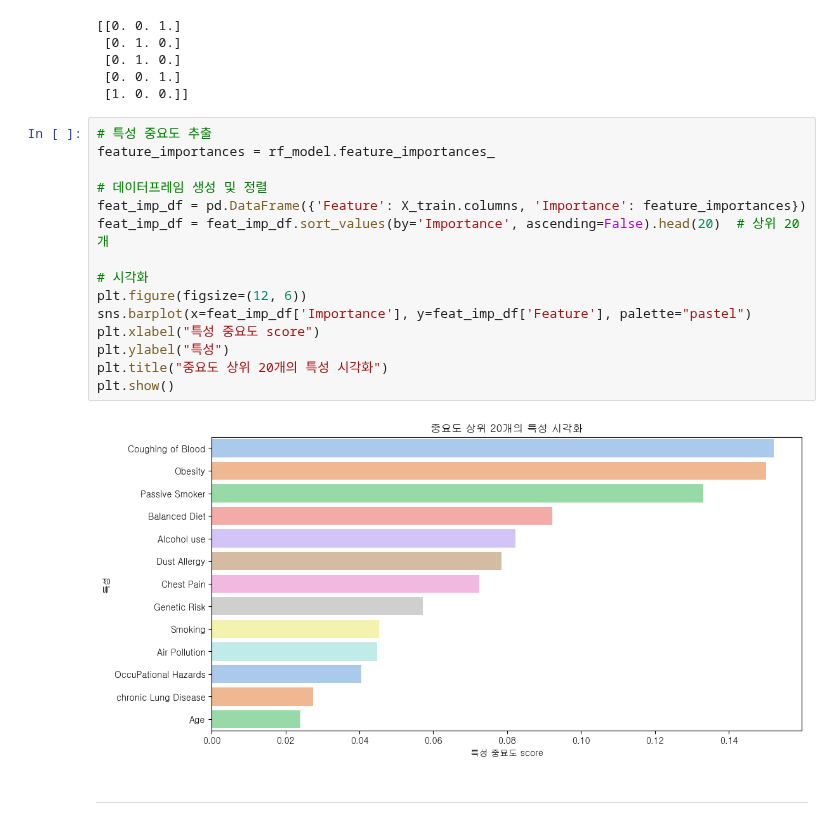
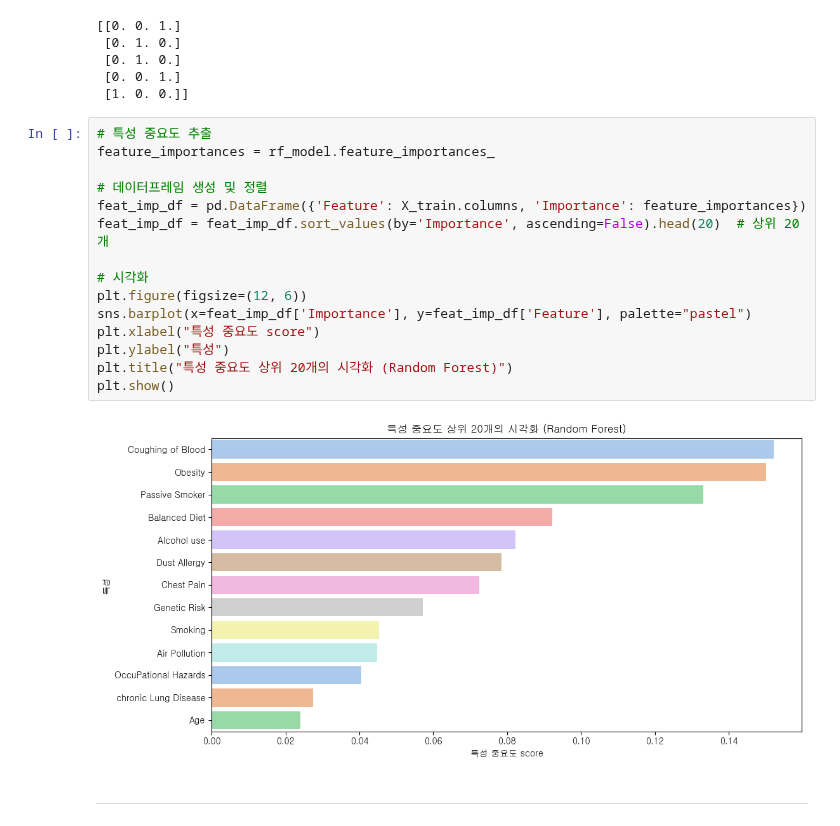
Before and after one commit to encore-SKN11/ML-3Team, a Jupyter notebook: ml_hyg.ipynb, the cells around one changed output. Cells and saved outputs as stored; diff of their text form.

```diff
--- a/ml_hyg.ipynb
+++ b/ml_hyg.ipynb
@@ -559,20 +559,20 @@ print(y_pred_proba)
 # %%
 # 특성 중요도 추출
 feature_importances = rf_model.feature_importances_
 
 # 데이터프레임 생성 및 정렬
 feat_imp_df = pd.DataFrame({'Feature': X_train.columns, 'Importance': feature_importances})
 feat_imp_df = feat_imp_df.sort_values(by='Importance', ascending=False).head(20)  # 상위 20개
 
 # 시각화
 plt.figure(figsize=(12, 6))
 sns.barplot(x=feat_imp_df['Importance'], y=feat_imp_df['Feature'], palette="pastel")
 plt.xlabel("특성 중요도 score")
 plt.ylabel("특성")
-plt.title("중요도 상위 20개의 특성 시각화")
+plt.title("특성 중요도 상위 20개의 시각화 (Random Forest)")
 plt.show()
 # %% [output]
-[figure, old version]
+[figure, new version]
 # %% [markdown]
 ---
 # %% [markdown]
```
Also changed, not shown: parts of 2 cells of this notebook.
